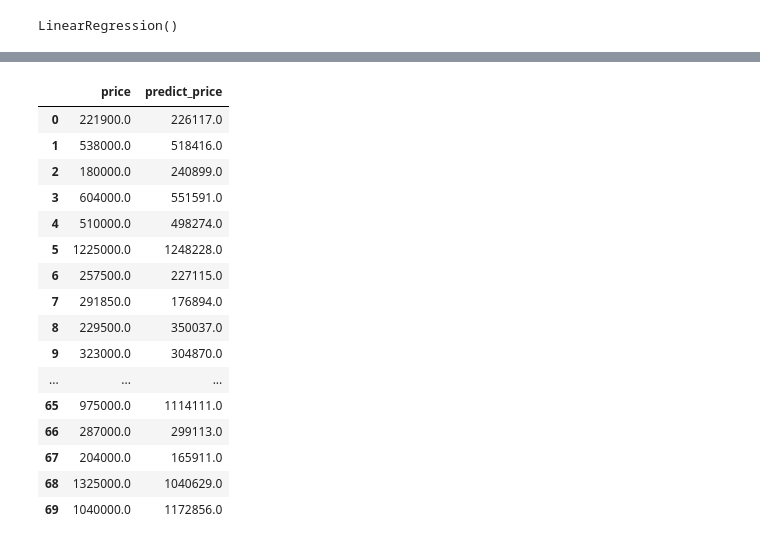
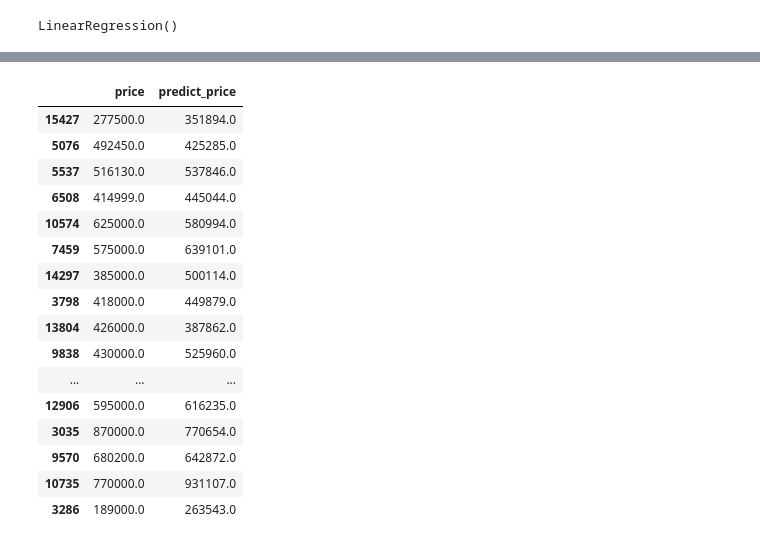
Before and after one commit to DonzerHD/Prediction_prix_maison_application, a Jupyter notebook: notebooks/data_modelisation.ipynb, the cells around one changed output, grey strips where cells are left out. Drawn from its saved outputs; the diff is of its cells as text; code cells hidden in the pictures.

```diff
--- a/notebooks/data_modelisation.ipynb
+++ b/notebooks/data_modelisation.ipynb
@@ -89,24 +86,25 @@ df_model.head(15)
-# %%
-# predit le prix d'une maison dans le dataset
-predict_lr_X = lr.predict(X)
-df_model['predict_price'] = predict_lr_X.round(0)
-pd.set_option('display.max_rows', 100)
-df_model[['price', 'predict_price']].head(70)
-# %% [output]
-|  | price | predict_price |
-| 0 | 221900.0 | 226117.0 |
-| 1 | 538000.0 | 518416.0 |
-| 2 | 180000.0 | 240899.0 |
-| 3 | 604000.0 | 551591.0 |
-| 4 | 510000.0 | 498274.0 |
-| 5 | 1225000.0 | 1248228.0 |
-| 6 | 257500.0 | 227115.0 |
-| 7 | 291850.0 | 176894.0 |
-| 8 | 229500.0 | 350037.0 |
-| 9 | 323000.0 | 304870.0 |
-| ... | ... | ... |
-| 65 | 975000.0 | 1114111.0 |
-| 66 | 287000.0 | 299113.0 |
-| 67 | 204000.0 | 165911.0 |
-| 68 | 1325000.0 | 1040629.0 |
-| 69 | 1040000.0 | 1172856.0 |
+# %%
+predict_lr_X = lr.predict(X_test)
+df_model = X_test.copy()
+df_model['price'] = y_test
+df_model['predict_price'] = predict_lr_X.round(0)
+df_model = df_model.iloc[:len(df_model)]
+df_model[['price', 'predict_price']].head(60)
+# %% [output]
+|  | price | predict_price |
+| 15427 | 277500.0 | 351894.0 |
+| 5076 | 492450.0 | 425285.0 |
+| 5537 | 516130.0 | 537846.0 |
+| 6508 | 414999.0 | 445044.0 |
+| 10574 | 625000.0 | 580994.0 |
+| 7459 | 575000.0 | 639101.0 |
+| 14297 | 385000.0 | 500114.0 |
+| 3798 | 418000.0 | 449879.0 |
+| 13804 | 426000.0 | 387862.0 |
+| 9838 | 430000.0 | 525960.0 |
+| ... | ... | ... |
+| 12906 | 595000.0 | 616235.0 |
+| 3035 | 870000.0 | 770654.0 |
+| 9570 | 680200.0 | 642872.0 |
+| 10735 | 770000.0 | 931107.0 |
+| 3286 | 189000.0 | 263543.0 |
```
Also changed, not shown: parts of 4 cells of this notebook, 5 other files.
